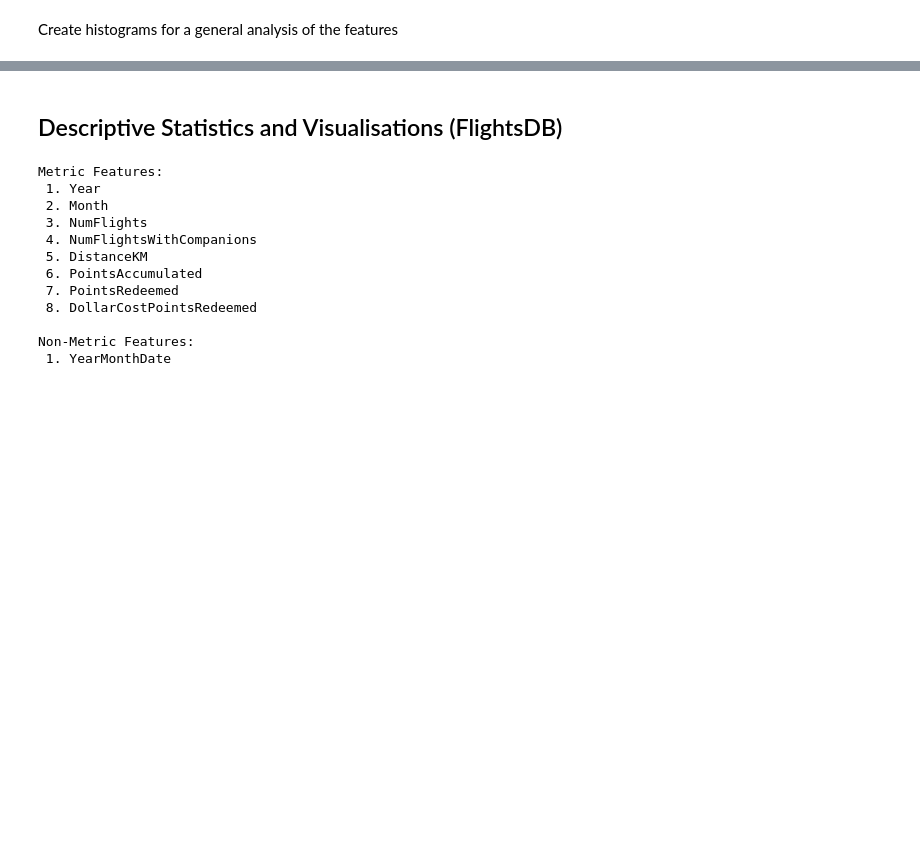
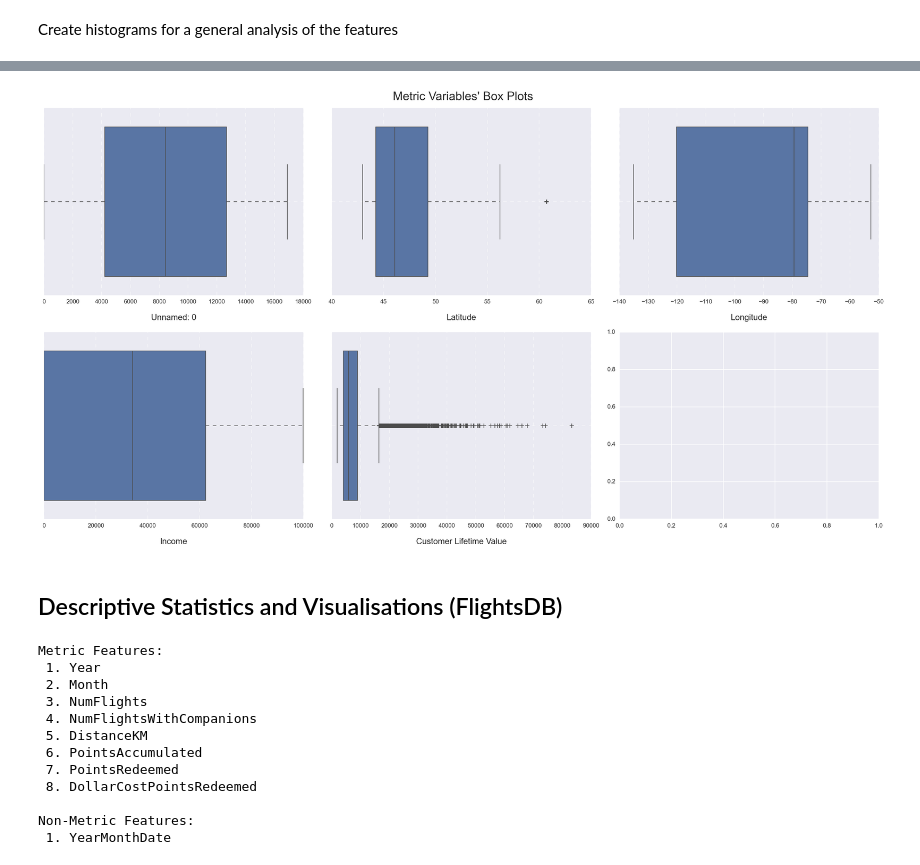
Before and after one commit to lourenco500/Data-Mining-Project, a Jupyter notebook: Deliverable_1.ipynb, the cells around one changed output, grey strips where cells are left out. Saved outputs shown, nothing was run; the diff lists cells and outputs as text; code cells hidden in the pictures; blank space fills up the shorter version.

```diff
--- a/Deliverable_1.ipynb
+++ b/Deliverable_1.ipynb
@@ -141,3 +154,34 @@ plt.show()
+# %%
+# Create canvas with the same structure as before
+fig, axes = plt.subplots(sp_rows,
+                         sp_cols,
+                         figsize=(20, 11),
+                         tight_layout=True
+                        )
+
+# Plot data
+# Iterate across axes objects and associate each box plot:
+for ax, feat in zip(axes.flatten(), metric_features_CDB):
+    sns.boxplot(x=customerDB[feat].reset_index(drop= True), ax=ax) # we need to reset the index to avoid errors since we haven't dealt with duplicate values
+    ax.grid(True, linestyle="--", alpha=0.6, )
+    ax.set_title(feat, fontsize=14, y=-0.15)
+    ax.set_xlabel("")
+
+# Layout
+# Add a centered title to the figure and plot it
+plt.suptitle("Metric Variables' Box Plots", fontsize = 20)
+
+
+# Check if folder 'figures/eda' exists and, if not, create it
+if not os.path.exists(os.path.join('..', 'figures', 'eda')):
+    os.makedirs(os.path.join('..', 'figures', 'eda'))
+
+# Save figure to a png file in the folder created before
+plt.savefig(os.path.join('..', 'figures', 'eda', 'numeric_variables_histograms.png'), dpi=200)
+
+plt.show()
+# %% [output]
+[figure, added]
 # %% [markdown]
 ## Descriptive Statistics and Visualisations (FlightsDB)
 # %%
```
Also changed, not shown: parts of 13 cells of this notebook.
